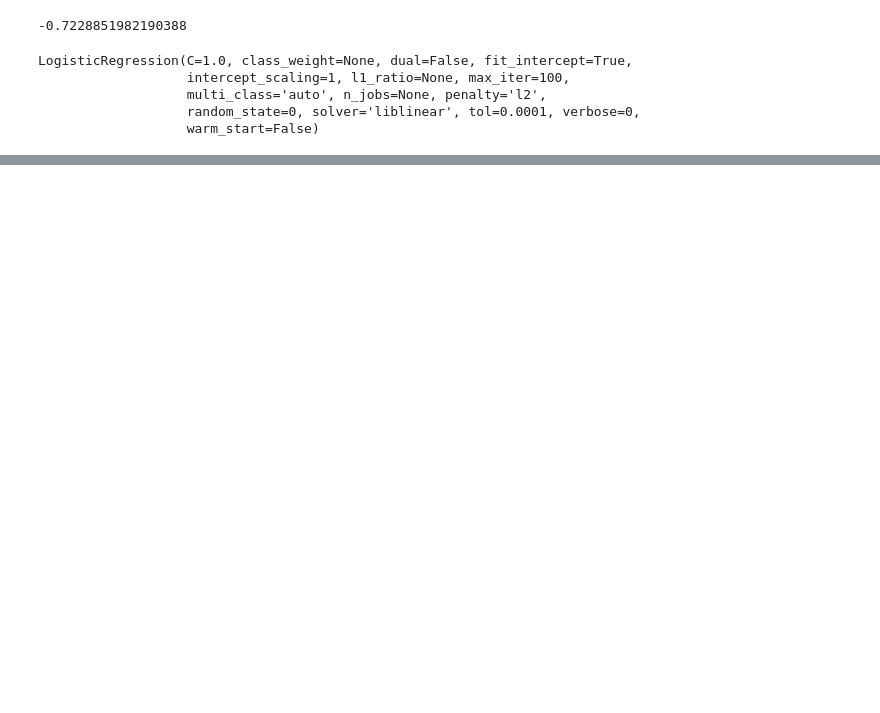
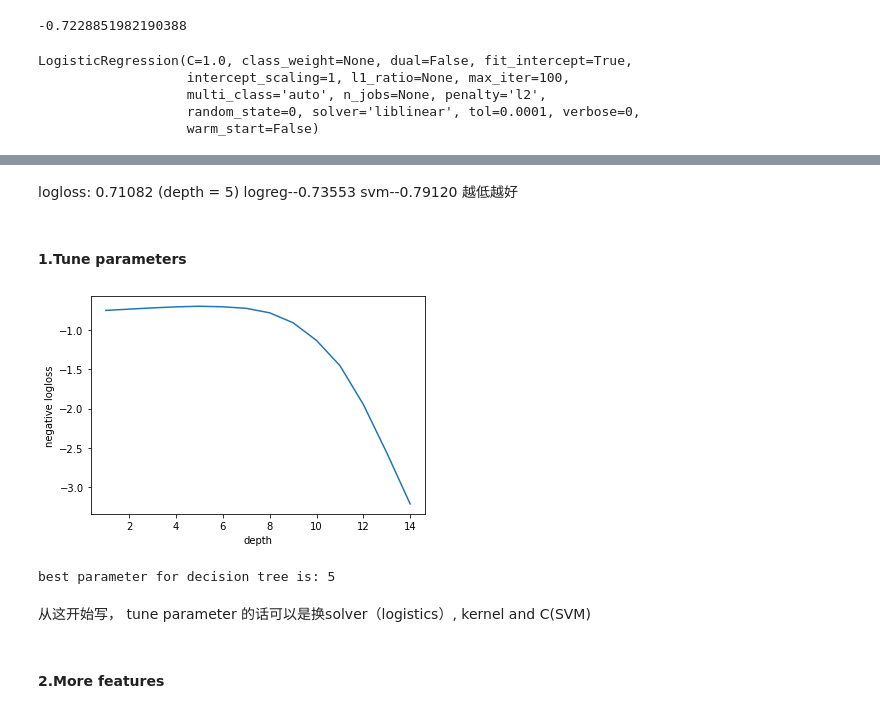
Before and after one commit to DekaiLin/cmpt459project, a Jupyter notebook: Milestone2/milestone2.ipynb, the cells around one changed output, grey strips where cells are left out. Cells and saved outputs as stored; diff of their text form; code cells hidden in the pictures; blank space fills up the shorter version.

```diff
--- a/Milestone2/milestone2.ipynb
+++ b/Milestone2/milestone2.ipynb
@@ -151,11 +103,11 @@ clf = LogisticRegression(random_state=0,multi_class = 'auto',solver='liblinear')
 # %%
-scores = cross_val_score(clf,X, y, cv=10,scoring = 'neg_log_loss')
+scores = cross_val_score(logReg,X, y, cv=10,scoring = 'neg_log_loss')
 # %%
 scores.mean()
 # %% [output]
 -0.7228851982190388
 # %%
-clf.fit(X,y)
+logReg.fit(X,y)
 # %% [output]
 LogisticRegression(C=1.0, class_weight=None, dual=False, fit_intercept=True,
                    intercept_scaling=1, l1_ratio=None, max_iter=100,
@@ -164,0 +121,7 @@ LogisticRegression(C=1.0, class_weight=None, dual=False, fit_intercept=True,
+# %%
+svm = make_pipeline(
+    StandardScaler(),
+    PCA(2),
+    SVC(kernel = 'sigmoid', C = 0.1, max_iter = 10000, probability = True)
+)
+svm.fit(X,y)
@@ -164,0 +147,31 @@ LogisticRegression(C=1.0, class_weight=None, dual=False, fit_intercept=True,
+# %% [markdown]
+logloss: 0.71082 (depth = 5) logreg--0.73553 svm--0.79120 越低越好
+# %% [markdown]
+#### 1.Tune parameters
+# %%
+k_range = range(1,15)
+cv_scores = []
+for n in k_range:
+    tree =  DecisionTreeClassifier(max_depth = n)
+    scores = cross_val_score(tree,X,y,cv=10,scoring = 'neg_log_loss')
+    cv_scores.append(scores.mean())
+# %%
+plt.plot(k_range,cv_scores)
+plt.xlabel('depth')
+plt.ylabel('negative logloss')
+plt.show()
+# %% [output]
+[figure, added]
+# %%
+bestScore = max(cv_scores)
+bestIndex = -1
+for index in range(1,15):
+    if cv_scores[index - 1] == bestScore:
+        bestIndex = index
+print('best parameter for decision tree is: %i'%bestIndex)
+# %% [output]
+best parameter for decision tree is: 5
+# %% [markdown]
+从这开始写， tune parameter 的话可以是换solver（logistics）, kernel and C(SVM)
+# %% [markdown]
+#### 2.More features
```
Also changed, not shown: parts of 66 cells of this notebook.
